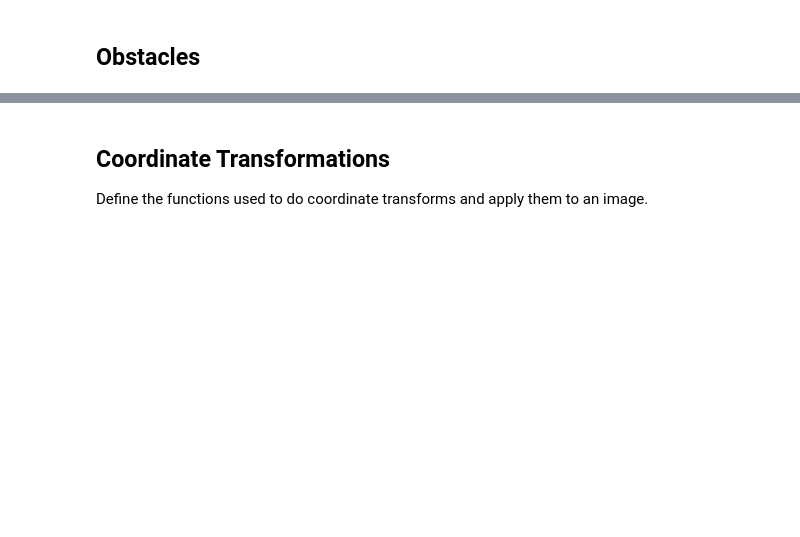
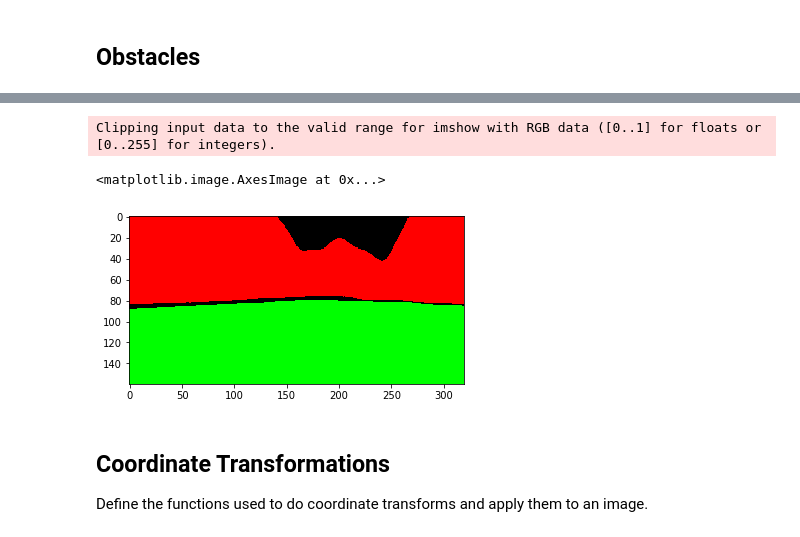
Before and after one commit to cwiz/RoboND-Rover-Project, a Jupyter notebook: code/Rover_Project_Test_Notebook.ipynb, the cells around one changed output, grey strips where cells are left out. Drawn from its saved outputs; the diff is of its cells as text; code cells hidden in the pictures; blank space fills up the shorter version.

```diff
--- a/code/Rover_Project_Test_Notebook.ipynb
+++ b/code/Rover_Project_Test_Notebook.ipynb
@@ -208,3 +205,14 @@ plot_processing_step1(image, obstacles)
+# %%
+vision_image = np.zeros((160, 320, 3))
+vision_image[:,:,0] = obstacles * 255
+vision_image[:,:,1] = ground * 255
+vision_image[:,:,2] = yellow_stone * 255
+
+plt.imshow(vision_image)
+# %% [output]
+Clipping input data to the valid range for imshow with RGB data ([0..1] for floats or [0..255] for integers).
+<matplotlib.image.AxesImage at 0x...>
+[figure, added]
 # %% [markdown]
 ## Coordinate Transformations
 Define the functions used to do coordinate transforms and apply them to an image.
```
Also changed, not shown: parts of 15 cells of this notebook, 4 other files.
